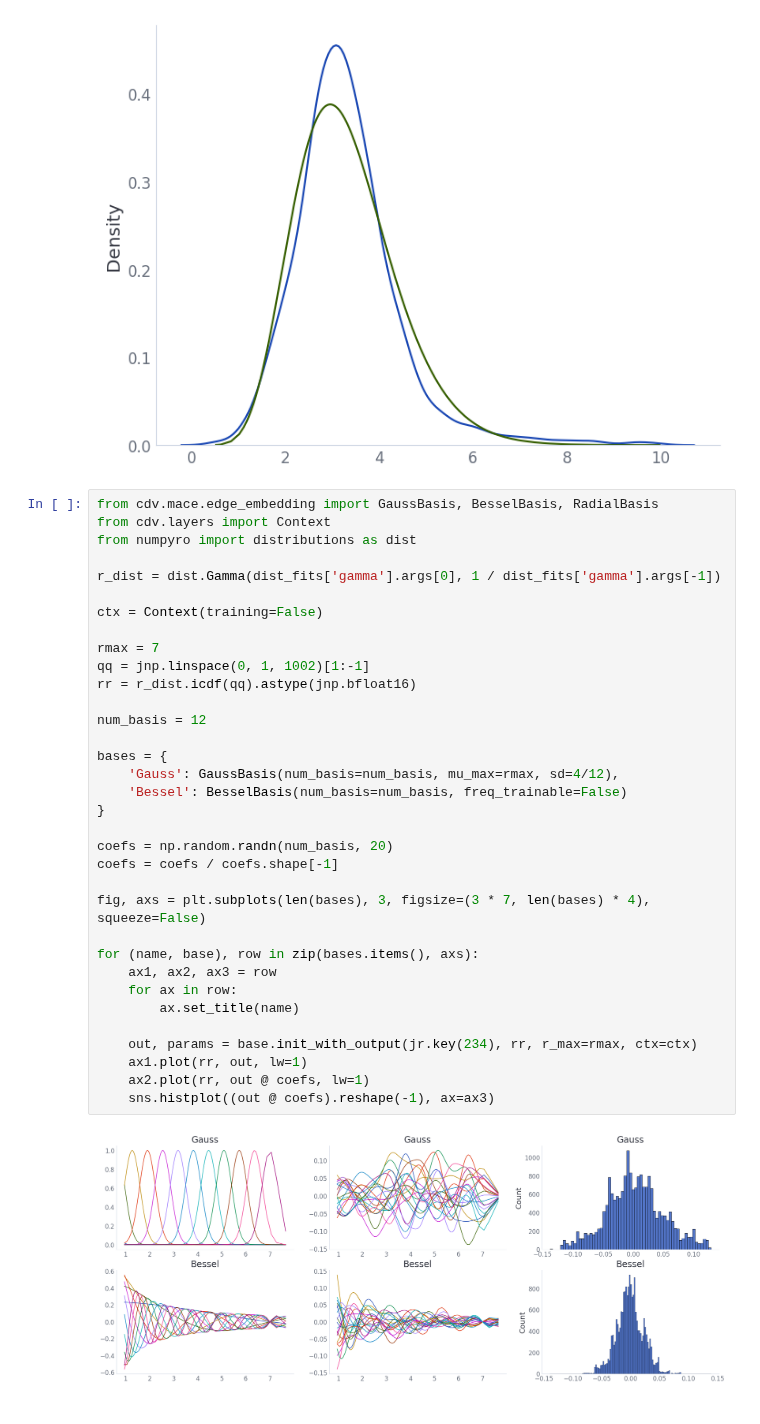
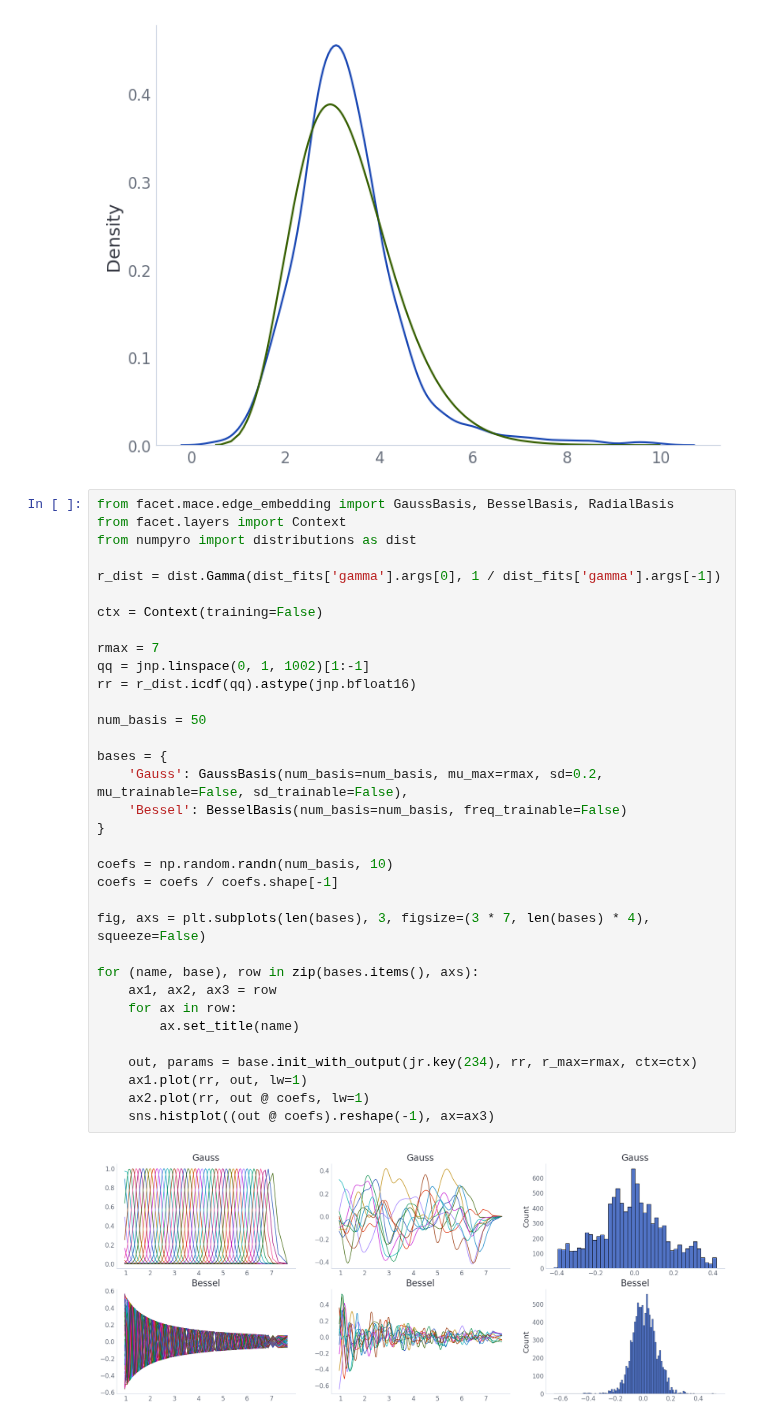
Before and after one commit to nicholas-miklaucic/facet, a Jupyter notebook: notebooks/rbf.ipynb, the cells around one changed output. Cells and saved outputs as stored; diff of their text form.

```diff
--- a/notebooks/rbf.ipynb
+++ b/notebooks/rbf.ipynb
@@ -68,38 +67,38 @@ gamma
 <Axes: ylabel='Density'>
 [figure]
 # %%
-from cdv.mace.edge_embedding import GaussBasis, BesselBasis, RadialBasis
-from cdv.layers import Context
+from facet.mace.edge_embedding import GaussBasis, BesselBasis, RadialBasis
+from facet.layers import Context
 from numpyro import distributions as dist
 
 r_dist = dist.Gamma(dist_fits['gamma'].args[0], 1 / dist_fits['gamma'].args[-1])
 
 ctx = Context(training=False)
 
 rmax = 7
 qq = jnp.linspace(0, 1, 1002)[1:-1]
 rr = r_dist.icdf(qq).astype(jnp.bfloat16)
 
-num_basis = 12
+num_basis = 50
 
 bases = {
-    'Gauss': GaussBasis(num_basis=num_basis, mu_max=rmax, sd=4/12),
+    'Gauss': GaussBasis(num_basis=num_basis, mu_max=rmax, sd=0.2, mu_trainable=False, sd_trainable=False),
     'Bessel': BesselBasis(num_basis=num_basis, freq_trainable=False)
 }
 
-coefs = np.random.randn(num_basis, 20)
+coefs = np.random.randn(num_basis, 10)
 coefs = coefs / coefs.shape[-1]
 
 fig, axs = plt.subplots(len(bases), 3, figsize=(3 * 7, len(bases) * 4), squeeze=False)
 
 for (name, base), row in zip(bases.items(), axs):
     ax1, ax2, ax3 = row
     for ax in row:
         ax.set_title(name)
 
     out, params = base.init_with_output(jr.key(234), rr, r_max=rmax, ctx=ctx)
     ax1.plot(rr, out, lw=1)
     ax2.plot(rr, out @ coefs, lw=1)
     sns.histplot((out @ coefs).reshape(-1), ax=ax3)
 # %% [output]
-[figure, old version]
+[figure, new version]
```
Also changed, not shown: parts of 3 cells of this notebook, 22 other files.
